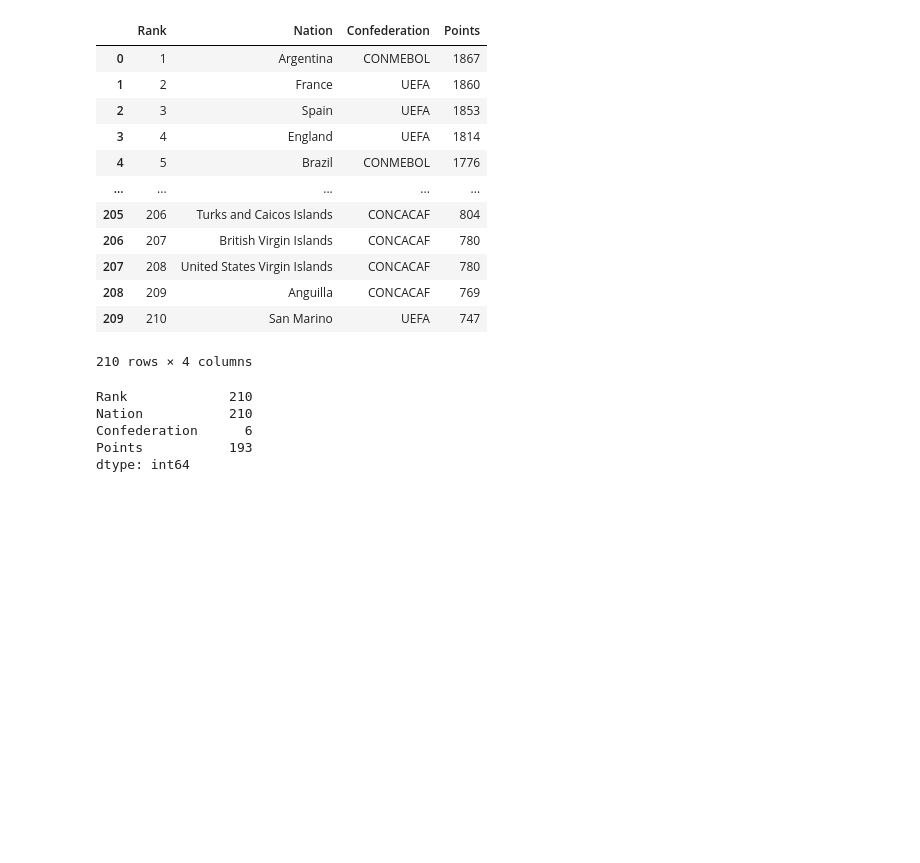
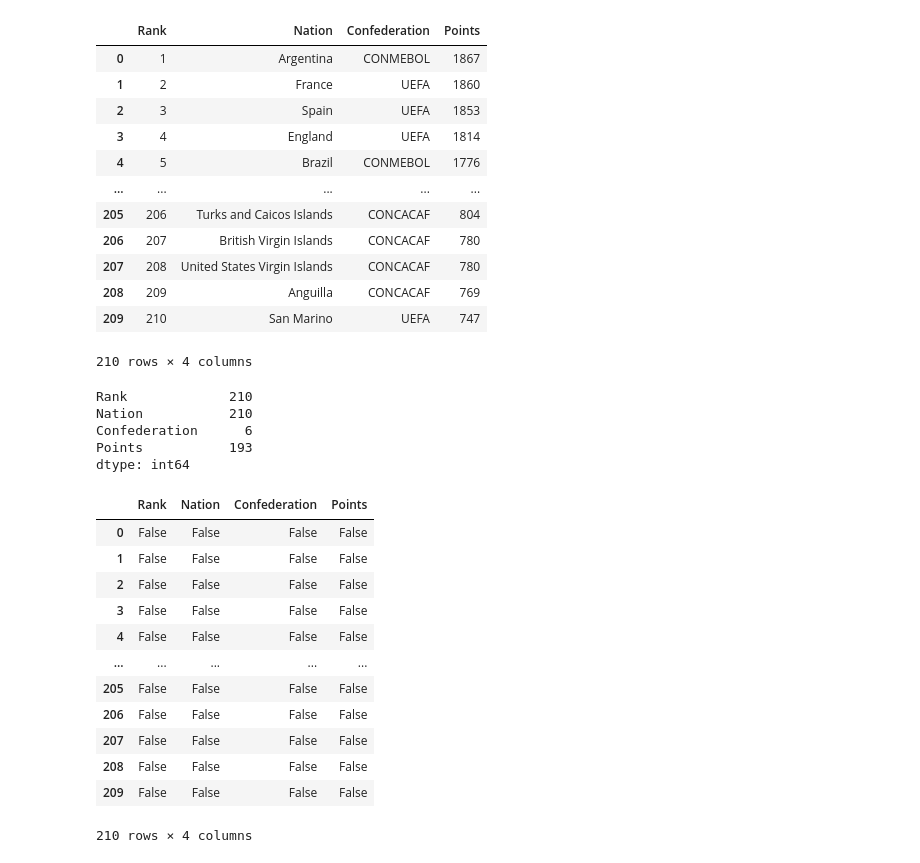
Before and after one commit to ahmad2025-ai/Project_1, a Jupyter notebook: Main.ipynb, the cells around one changed output. Drawn from its saved outputs; the diff is of its cells as text; code cells hidden in the pictures; blank space fills up the shorter version.

```diff
--- a/Main.ipynb
+++ b/Main.ipynb
@@ -361,3 +361,19 @@ Nation           210
 Confederation      6
 Points           193
 dtype: int64
+# %%
+transfer_market_25.isnull()
+# %% [output]
+|  | Rank | Nation | Confederation | Points |
+| 0 | False | False | False | False |
+| 1 | False | False | False | False |
+| 2 | False | False | False | False |
+| 3 | False | False | False | False |
+| 4 | False | False | False | False |
+| ... | ... | ... | ... | ... |
+| 205 | False | False | False | False |
+| 206 | False | False | False | False |
+| 207 | False | False | False | False |
+| 208 | False | False | False | False |
+| 209 | False | False | False | False |
+210 rows × 4 columns
```
